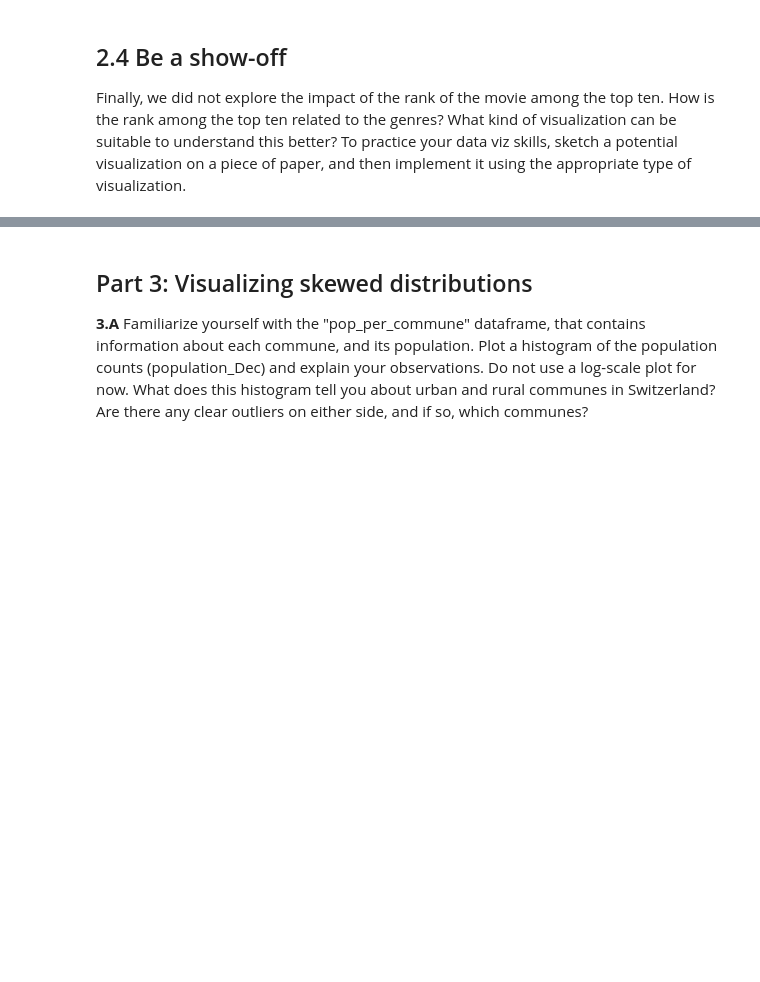
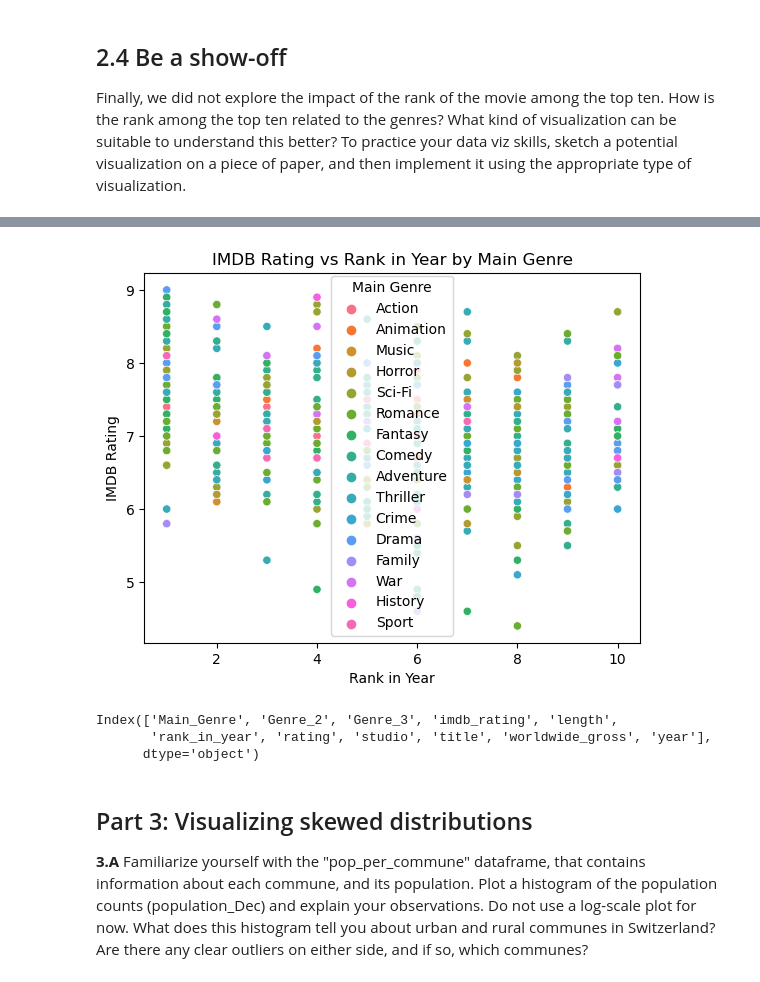
Before and after one commit to linou12/ADA23, a Jupyter notebook: Exercises/02 - Data viz and data from the web/Becoming a DataVizard exercise.ipynb, the cells around one changed output, grey strips where cells are left out. Drawn from its saved outputs; the diff is of its cells as text; code cells hidden in the pictures; blank space fills up the shorter version.

```diff
--- a/Exercises/02 - Data viz and data from the web/Becoming a DataVizard exercise.ipynb
+++ b/Exercises/02 - Data viz and data from the web/Becoming a DataVizard exercise.ipynb
@@ -310,3 +308,21 @@ pop_per_commune
+# %%
+import matplotlib.pyplot as plt
+import seaborn as sns
+
+# Assuming 'df' is your DataFrame
+sns.scatterplot(data=movies, x='rank_in_year', y='imdb_rating', hue='Main_Genre')
+
+plt.title('IMDB Rating vs Rank in Year by Main Genre')
+plt.xlabel('Rank in Year')
+plt.ylabel('IMDB Rating')
+plt.legend(title='Main Genre')
+plt.show()
+movies.columns
+# %% [output]
+[figure, added]
+Index(['Main_Genre', 'Genre_2', 'Genre_3', 'imdb_rating', 'length',
+       'rank_in_year', 'rating', 'studio', 'title', 'worldwide_gross', 'year'],
+      dtype='object')
 # %% [markdown]
 ## Part 3: Visualizing skewed distributions
 
```
Also changed, not shown: parts of 9 cells of this notebook, 1 other file.
